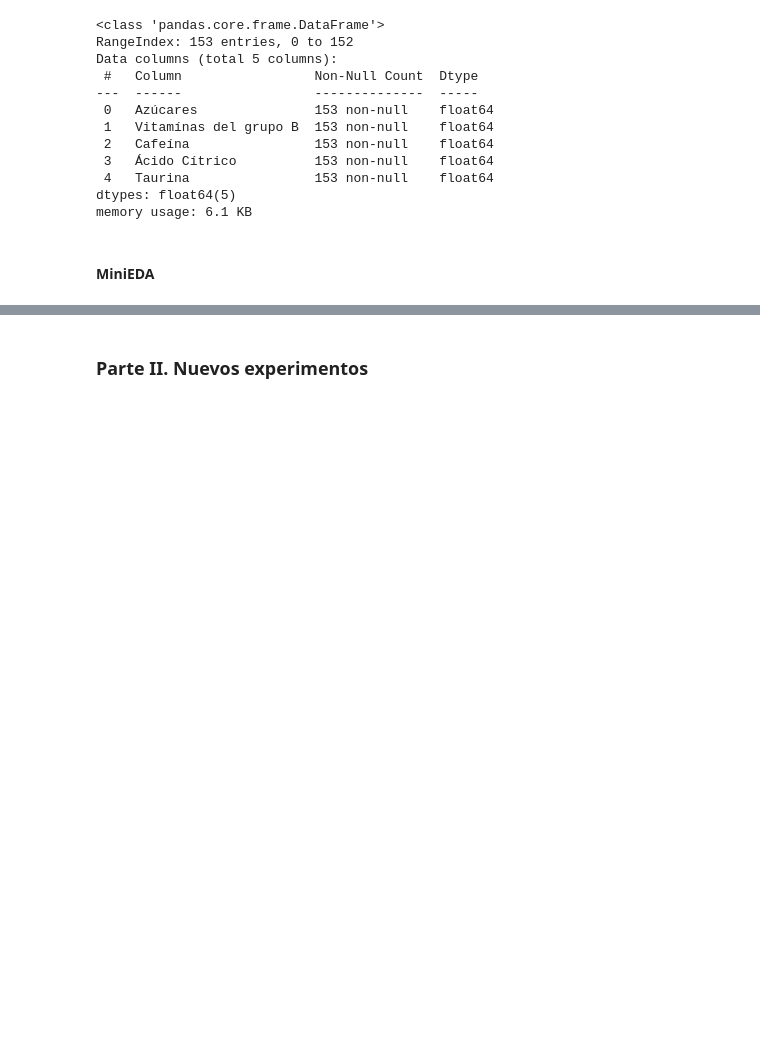
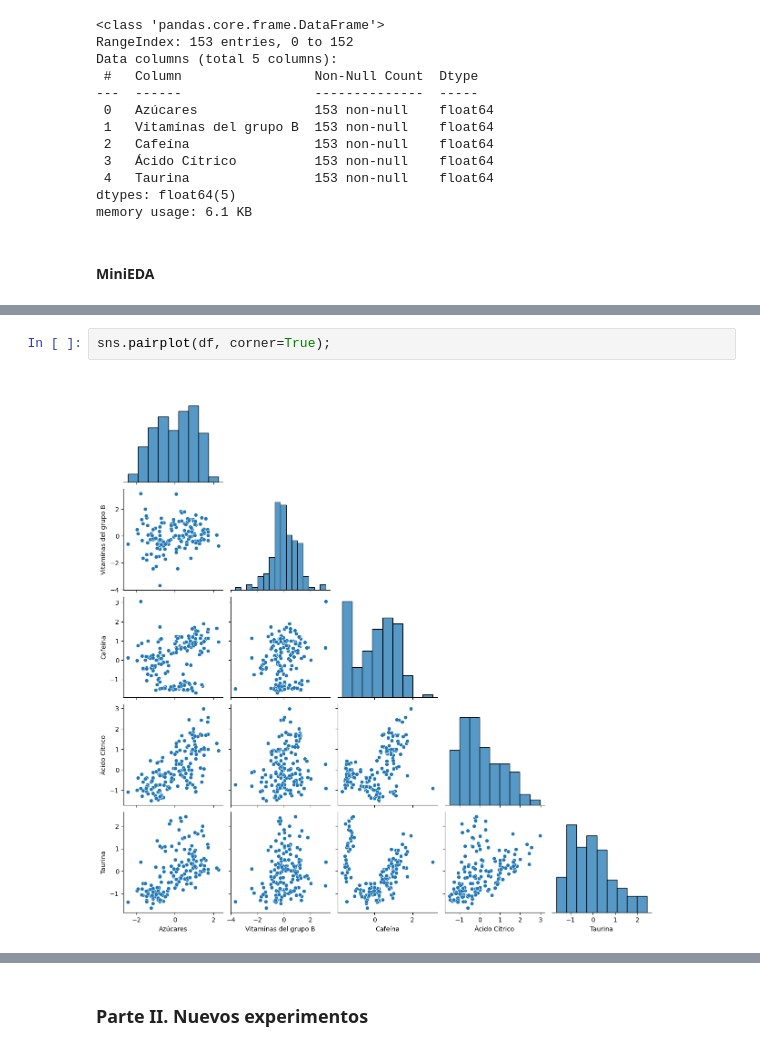
Before and after one commit to vrieraj/ONLINE_DS_THEBRIDGE_Ejercicios, a Jupyter notebook: 04_Machine_Learning/Sprint_13/Unidad_02/Practica_Obligatoria/18_Practica_Obligatoria_Clustering_II.ipynb, the cells around one changed output, grey strips where cells are left out. Drawn from its saved outputs; the diff is of its cells as text; blank space fills up the shorter version.

```diff
--- a/04_Machine_Learning/Sprint_13/Unidad_02/Practica_Obligatoria/18_Practica_Obligatoria_Clustering_II.ipynb
+++ b/04_Machine_Learning/Sprint_13/Unidad_02/Practica_Obligatoria/18_Practica_Obligatoria_Clustering_II.ipynb
@@ -89,0 +92,4 @@ df.hist(figsize=(10,10));
+# %%
+sns.pairplot(df, corner=True);
+# %% [output]
+[figure, added]
```
Also changed, not shown: parts of 10 cells of this notebook.
